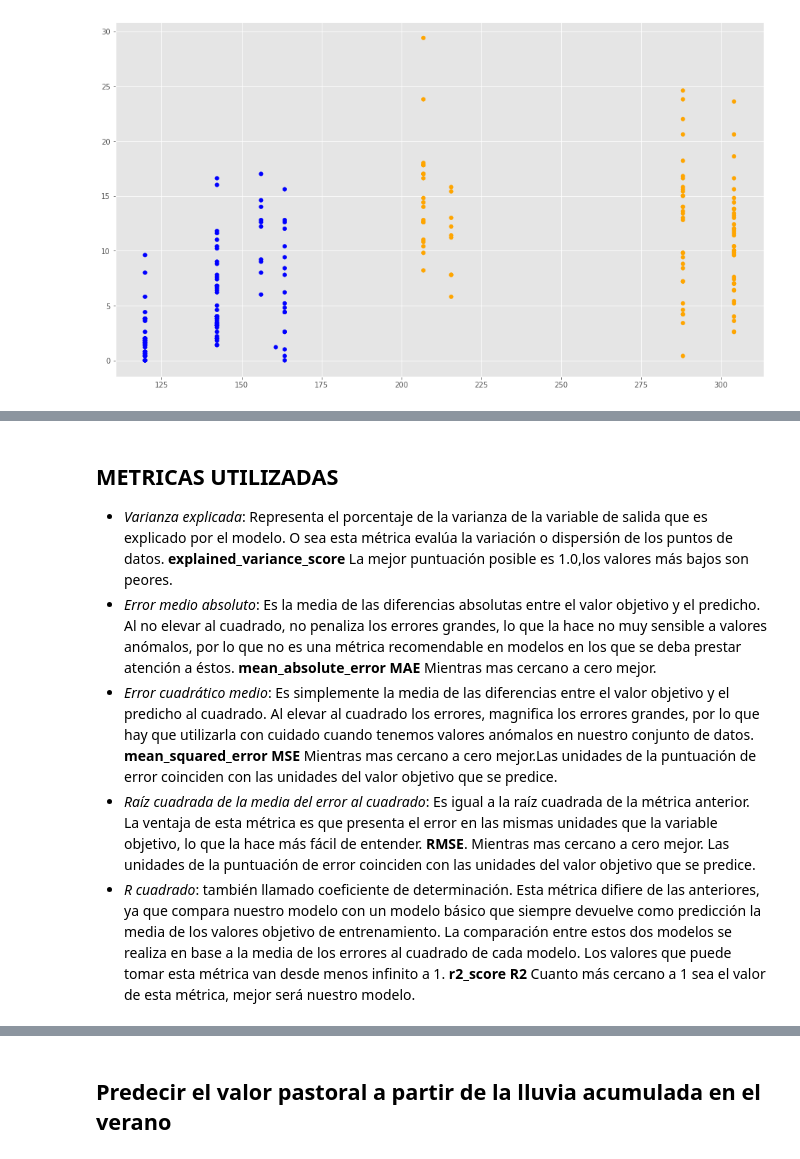
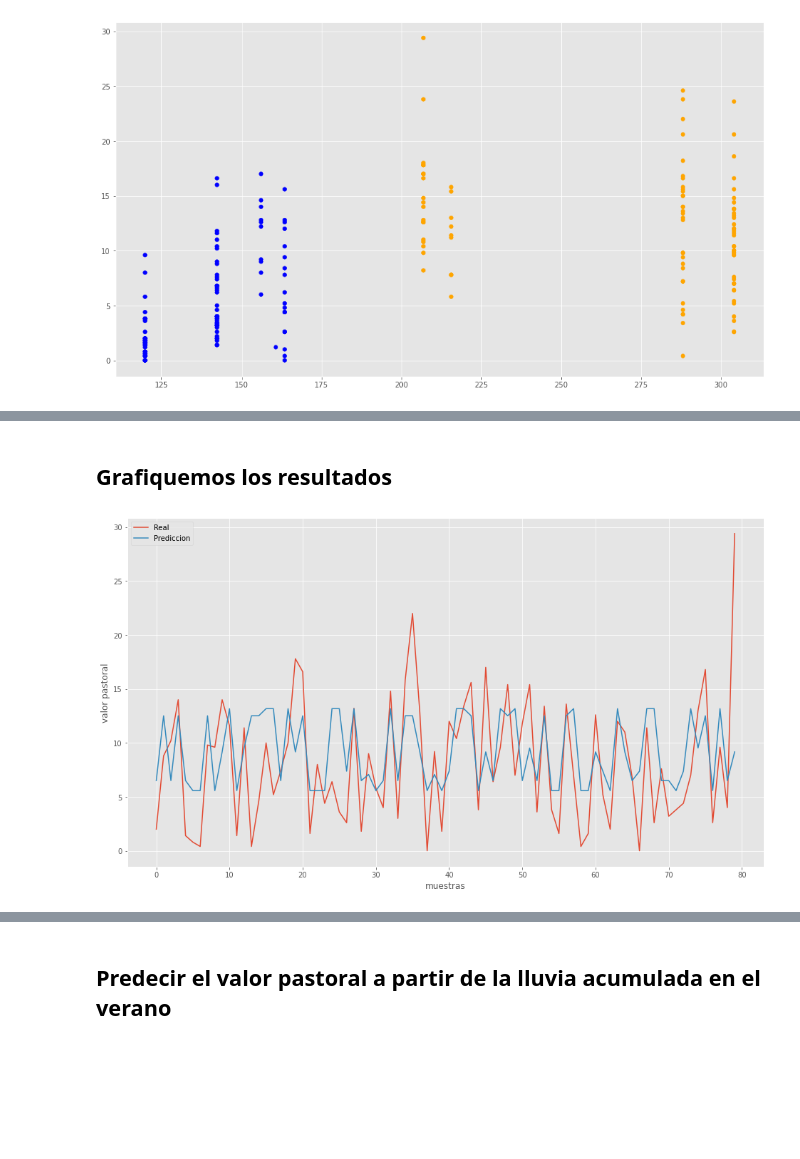
Before and after one commit to LucilaAllende/datos-tesina-2021, a Jupyter notebook: Cuadernos Jupyter/Forraje/Análisis Forraje RL.ipynb, the cells around one changed output, grey strips where cells are left out. Cells and saved outputs as stored; diff of their text form; code cells hidden in the pictures; blank space fills up the shorter version.

Commit message:
Actualizando analisis regresion lineal simple y multiple

```diff
--- a/Cuadernos Jupyter/Forraje/Análisis Forraje RL.ipynb
+++ b/Cuadernos Jupyter/Forraje/Análisis Forraje RL.ipynb
@@ -156,9 +197,17 @@ De la ecuación de la recta y = mX + b nuestra pendiente “m” es el coeficien
-# %% [markdown]
-## METRICAS UTILIZADAS
-
-- *Varianza explicada*: Representa el porcentaje de la varianza de la variable de salida que es explicado por el modelo. O sea esta métrica evalúa la variación o dispersión de los puntos de datos. **explained_variance_score** La mejor puntuación posible es 1.0,los valores más bajos son peores.
-- *Error medio absoluto*: Es la media de las diferencias absolutas entre el valor objetivo y el predicho. Al no elevar al cuadrado, no penaliza los errores grandes, lo que la hace no muy sensible a valores anómalos, por lo que no es una métrica recomendable en modelos en los que se deba prestar atención a éstos. **mean_absolute_error MAE** Mientras mas cercano a cero mejor.
-- *Error cuadrático medio*: Es simplemente la media de las diferencias entre el valor objetivo y el predicho al cuadrado. Al elevar al cuadrado los errores, magnifica los errores grandes, por lo que hay que utilizarla con cuidado cuando tenemos valores anómalos en nuestro conjunto de datos. **mean_squared_error MSE** Mientras mas cercano a cero mejor.Las unidades de la puntuación de error coinciden con las unidades del valor objetivo que se predice.
-- *Raíz cuadrada de la media del error al cuadrado*: Es igual a la raíz cuadrada de la métrica anterior. La ventaja de esta métrica es que presenta el error en las mismas unidades que la variable objetivo, lo que la hace más fácil de entender. **RMSE**. Mientras mas cercano a cero mejor. Las unidades de la puntuación de error coinciden con las unidades del valor objetivo que se predice.
-- *R cuadrado*: también llamado coeficiente de determinación. Esta métrica difiere de las anteriores, ya que compara nuestro modelo con un modelo básico que siempre devuelve como predicción la media de los valores objetivo de entrenamiento. La comparación entre estos dos modelos se realiza en base a la media de los errores al cuadrado de cada modelo. Los valores que puede tomar esta métrica van desde menos infinito a 1. **r2_score R2** Cuanto más cercano a 1 sea el valor de esta métrica, mejor será nuestro modelo.
+# %% [markdown]
+## Grafiquemos los resultados
+# %%
+plt.plot(range(len(y_test)),y_test,label="Real")
+plt.plot(range(len(y_pred)),y_pred,label="Prediccion")
+ #Mostrar imagen
+plt.xlabel('muestras')
+# Set the y axis label of the current axis.
+plt.ylabel('valor pastoral')
+# Set a title of the current axe
+# show a legend on the plot
+plt.legend()
+# Display a figure.
+plt.show()
+# %% [output]
+[figure, added]
 # %%
```
Also changed, not shown: parts of 58 cells of this notebook, 1 other file.
